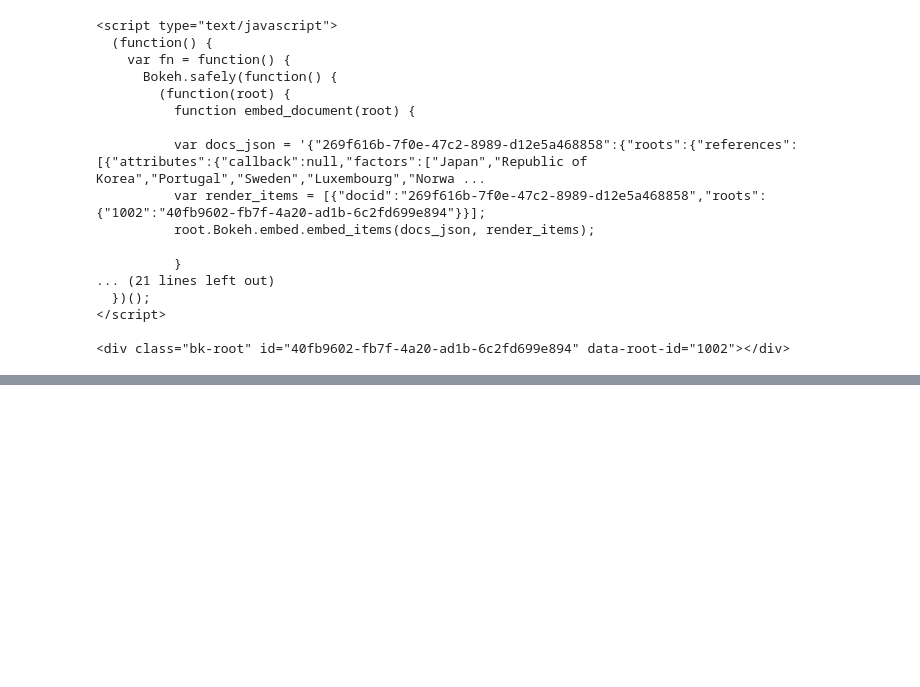
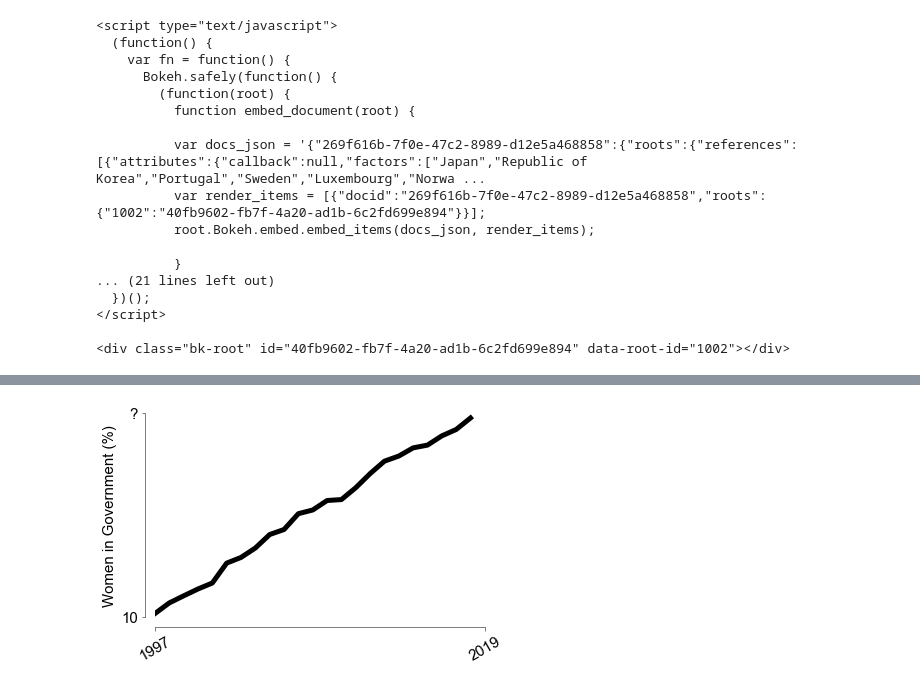
Before and after one commit to ricardozacarias/ironhackathon, a Jupyter notebook: paid_leave.ipynb, the cells around one changed output, grey strips where cells are left out. Cells and saved outputs as stored; diff of their text form; code cells hidden in the pictures; blank space fills up the shorter version.

```diff
--- a/paid_leave.ipynb
+++ b/paid_leave.ipynb
@@ -90,0 +214,5 @@ print(div)
+# %%
+parlament = pd.read_csv('C:/Users/Zaca/Documents/Datasets/equality/parliament.csv')
+# %%
+women_in_government = parlament[[str(x) for x in range(1997, 2020)]].mean(axis=0)
+women_in_government
@@ -90,0 +237,13 @@ print(div)
+# %%
+ax, fig = plt.subplots()
+ax = default_plot(ax, ['left', 'bottom'])
+plt.xlim(0, len(women_in_government))
+plt.ylabel('Women in Government (%)')
+plt.ylim(10, 23)
+plt.xticks([0, len(women_in_government)], ['1997', '2019'], rotation=30);
+plt.yticks([10, 23], ['10', '?'])
+plt.plot(women_in_government.values, color='k', lw=5);
+plt.tight_layout()
+plt.savefig('goverment1.png', dpi=600)
+# %% [output]
+[figure, added]
```
Also changed, not shown: parts of 20 cells of this notebook, 9 other files.
